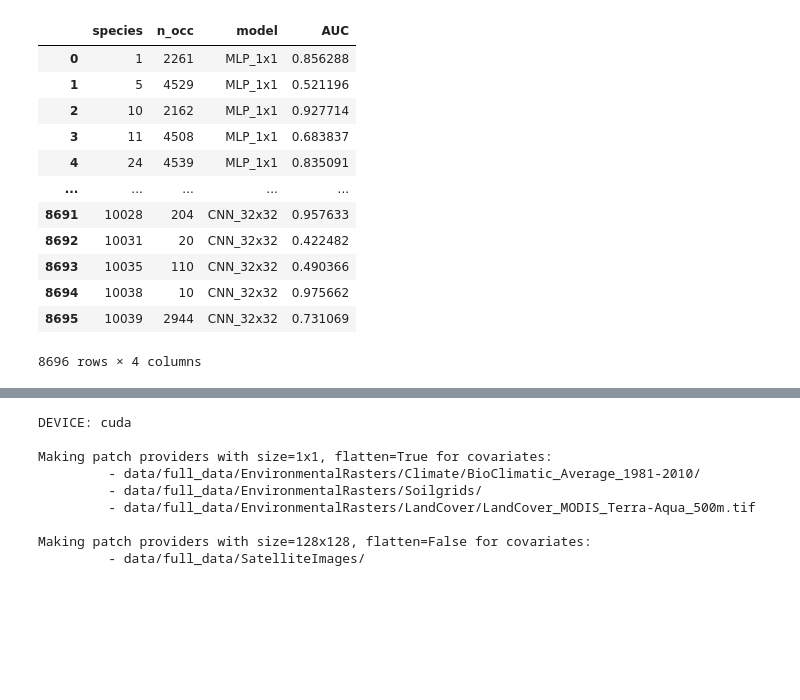
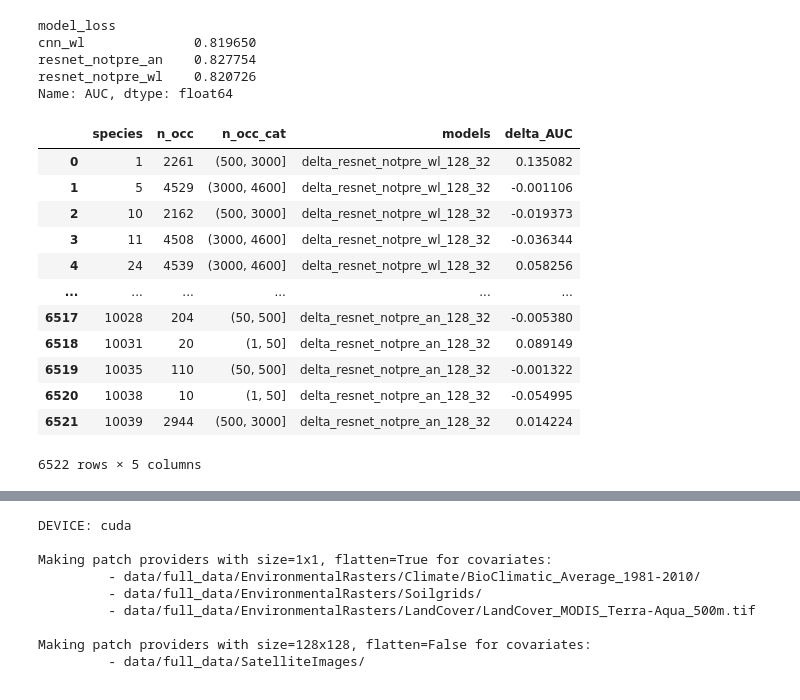
Before and after one commit to ninavantiel/multi_scale_SDMs, a Jupyter notebook: model_evaluation.ipynb, the cells around one changed output, grey strips where cells are left out. Saved outputs shown, nothing was run; the diff lists cells and outputs as text; code cells hidden in the pictures; blank space fills up the shorter version.

```diff
--- a/model_evaluation.ipynb
+++ b/model_evaluation.ipynb
@@ -55,7 +97,14 @@ CNN_32x32       0.855850
 dtype: float64
 # %%
-ref = list(models.values())[0]
-for m in list(models.values())[1:]:
-    auc_df[f"delta_{m}_{ref}"] = auc_df[m]-auc_df[ref]
+auc_df['delta_resnet_notpre_wl_128_32'] = auc_df['resnet_notpre_128x128_wl'] - auc_df['resnet_notpre_32x32_wl']
+auc_df['delta_cnn_wl_128_32'] = auc_df['cnn_128x128_wl'] - auc_df['cnn_32x32_wl']
+auc_df['delta_resnet_notpre_an_128_32'] = auc_df['resnet_notpre_128x128_an'] - auc_df['resnet_notpre_32x32_an']
+auc_df = auc_df.reset_index()
 auc_df
+
+# f = list(models.values())[0]
+# for m in list(models.values())[1:]:
+#     auc_df[f"delta_{m}_{ref}"] = auc_df[m]-auc_df[ref]
+# auc_df = auc_df.reset_index()
+# auc_df
 # %% [output]
@@ -76,3 +124,3 @@ auc_df
 # %%
-# auc_df['n_occ_cat'] = pd.cut(auc_df['n_occ'], [1, 50, 500, 3000, 4600]) #[1, 50, 500, 2000, 2500]
-# print(auc_df.groupby('n_occ_cat').count().species)
+auc_df['n_occ_cat'] = pd.cut(auc_df['n_occ'], [1, 50, 500, 3000, 4600]) #[1, 50, 500, 2000, 2500]
+print(auc_df.groupby('n_occ_cat').count().species)
@@ -79,20 +157,29 @@ auc_df
+# %%
+tmp = auc_melt.groupby(['species', 'model_loss']).AUC.max().reset_index().groupby('model_loss').AUC.mean()
+tmp
+# %% [output]
+model_loss
+cnn_wl              0.819650
+resnet_notpre_an    0.827754
+resnet_notpre_wl    0.820726
+Name: AUC, dtype: float64
 # %%
-auc_melt = pd.melt(auc_df.reset_index(),
-                  id_vars=list(auc_df.index.names),
-                  value_vars=[c for c in list(auc_df.columns) if 'delta' not in c],
-                  var_name='model', value_name='AUC')
-auc_melt
+delta_auc_melt = pd.melt(auc_df.reset_index(),
+                  id_vars=['species','n_occ','n_occ_cat'],
+                  value_vars=[c for c in list(auc_df.columns) if 'delta' in c and c not in ['species','n_occ','n_occ_cat']],
+                  var_name='models', value_name='delta_AUC')
+delta_auc_melt
 # %% [output]
-|  | species | n_occ | model | AUC |
-| 0 | 1 | 2261 | MLP_1x1 | 0.856288 |
-| 1 | 5 | 4529 | MLP_1x1 | 0.521196 |
-| 2 | 10 | 2162 | MLP_1x1 | 0.927714 |
-| 3 | 11 | 4508 | MLP_1x1 | 0.683837 |
-| 4 | 24 | 4539 | MLP_1x1 | 0.835091 |
-| ... | ... | ... | ... | ... |
-| 8691 | 10028 | 204 | CNN_32x32 | 0.957633 |
-| 8692 | 10031 | 20 | CNN_32x32 | 0.422482 |
-| 8693 | 10035 | 110 | CNN_32x32 | 0.490366 |
-| 8694 | 10038 | 10 | CNN_32x32 | 0.975662 |
-| 8695 | 10039 | 2944 | CNN_32x32 | 0.731069 |
+|  | species | n_occ | n_occ_cat | models | delta_AUC |
+| 0 | 1 | 2261 | (500, 3000] | delta_resnet_notpre_wl_128_32 | 0.135082 |
+| 1 | 5 | 4529 | (3000, 4600] | delta_resnet_notpre_wl_128_32 | -0.001106 |
+| 2 | 10 | 2162 | (500, 3000] | delta_resnet_notpre_wl_128_32 | -0.019373 |
+| 3 | 11 | 4508 | (3000, 4600] | delta_resnet_notpre_wl_128_32 | -0.036344 |
+| 4 | 24 | 4539 | (3000, 4600] | delta_resnet_notpre_wl_128_32 | 0.058256 |
+| ... | ... | ... | ... | ... | ... |
+| 6517 | 10028 | 204 | (50, 500] | delta_resnet_notpre_an_128_32 | -0.005380 |
+| 6518 | 10031 | 20 | (1, 50] | delta_resnet_notpre_an_128_32 | 0.089149 |
+| 6519 | 10035 | 110 | (50, 500] | delta_resnet_notpre_an_128_32 | -0.001322 |
+| 6520 | 10038 | 10 | (1, 50] | delta_resnet_notpre_an_128_32 | -0.054995 |
+| 6521 | 10039 | 2944 | (500, 3000] | delta_resnet_notpre_an_128_32 | 0.014224 |
-8696 rows × 4 columns
+6522 rows × 5 columns
```
Also changed, not shown: parts of 16 cells of this notebook, 5 other files.
